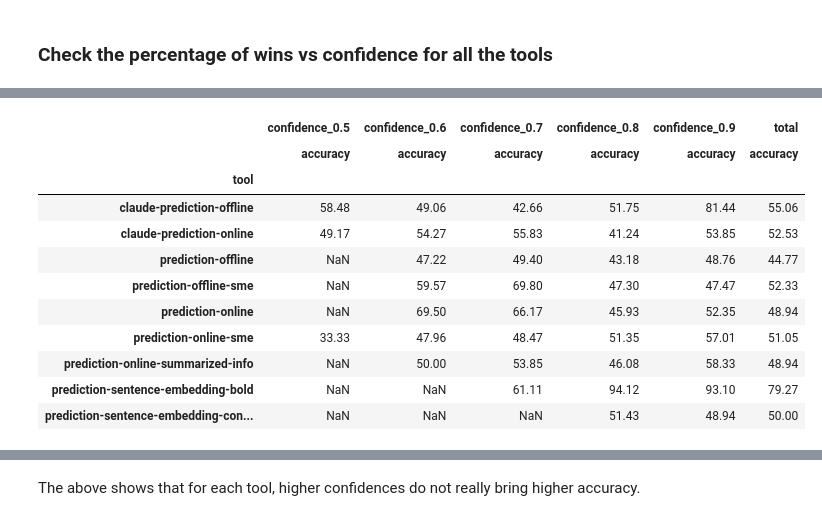
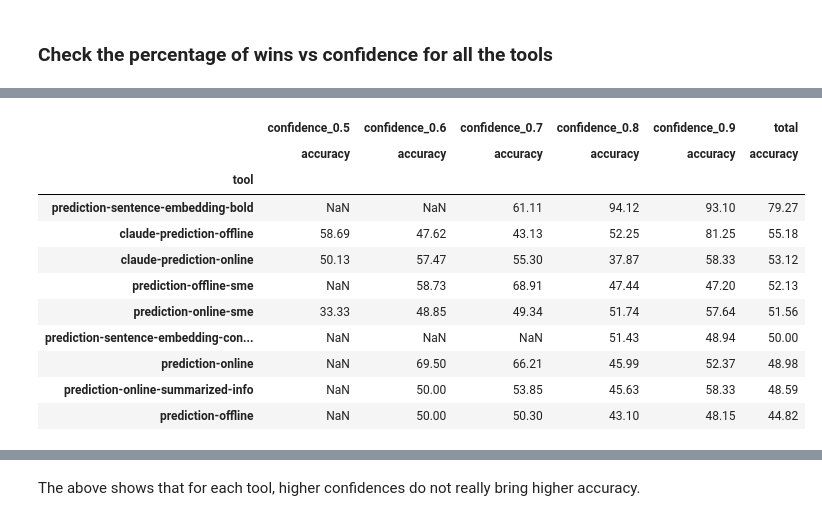
Before and after one commit to valory-xyz/scripts, a Jupyter notebook: fpmms/nbs/initial_analysis.ipynb, the cells around one changed output, grey strips where cells are left out. Saved outputs shown, nothing was run; the diff lists cells and outputs as text; code cells hidden in the pictures.

```diff
--- a/fpmms/nbs/initial_analysis.ipynb
+++ b/fpmms/nbs/initial_analysis.ipynb
@@ -43,7 +43,7 @@ def gen_stats(df, group, col: str):
 # %% [markdown]
 ### load data
 # %%
-dataset = pd.read_csv("../dataset.csv")
+dataset = pd.read_csv("./data/dataset.csv")
 print(f"Full dataset shape: {dataset.shape}")
 
 # only error == False
@@ -214,20 +214,20 @@ display(tools_stats_per_conf)
 | prediction-sentence-embedding-bold | 0.0 | 0.0 | NaN | 0.0 | 0.0 | NaN | 22.0 | 36.0 | ... |
 | prediction-sentence-embedding-con... | 0.0 | 0.0 | NaN | 0.0 | 0.0 | NaN | 0.0 | 0.0 | ... |
 # %%
-tools_stats_per_conf.loc[:, (slice(None), "accuracy")]
+tools_stats_per_conf.loc[:, (slice(None), "accuracy")].sort_values(by=("total", "accuracy"), ascending=False)
 # %% [output]
 |  | confidence_0.5 | confidence_0.6 | confidence_0.7 | confidence_0.8 | confidence_0.9 | total |
 |  | accuracy | accuracy | accuracy | accuracy | accuracy | accuracy |
 | tool |  |  |  |  |  |  |
-| claude-prediction-offline | 58.48 | 49.06 | 42.66 | 51.75 | 81.44 | 55.06 |
-| claude-prediction-online | 49.17 | 54.27 | 55.83 | 41.24 | 53.85 | 52.53 |
-| prediction-offline | NaN | 47.22 | 49.40 | 43.18 | 48.76 | 44.77 |
-| prediction-offline-sme | NaN | 59.57 | 69.80 | 47.30 | 47.47 | 52.33 |
-| prediction-online | NaN | 69.50 | 66.17 | 45.93 | 52.35 | 48.94 |
-| prediction-online-sme | 33.33 | 47.96 | 48.47 | 51.35 | 57.01 | 51.05 |
-| prediction-online-summarized-info | NaN | 50.00 | 53.85 | 46.08 | 58.33 | 48.94 |
 | prediction-sentence-embedding-bold | NaN | NaN | 61.11 | 94.12 | 93.10 | 79.27 |
+| claude-prediction-offline | 58.69 | 47.62 | 43.13 | 52.25 | 81.25 | 55.18 |
+| claude-prediction-online | 50.13 | 57.47 | 55.30 | 37.87 | 58.33 | 53.12 |
+| prediction-offline-sme | NaN | 58.73 | 68.91 | 47.44 | 47.20 | 52.13 |
+| prediction-online-sme | 33.33 | 48.85 | 49.34 | 51.74 | 57.64 | 51.56 |
 | prediction-sentence-embedding-con... | NaN | NaN | NaN | 51.43 | 48.94 | 50.00 |
+| prediction-online | NaN | 69.50 | 66.21 | 45.99 | 52.37 | 48.98 |
+| prediction-online-summarized-info | NaN | 50.00 | 53.85 | 45.63 | 58.33 | 48.59 |
+| prediction-offline | NaN | 50.00 | 50.30 | 43.10 | 48.15 | 44.82 |
 # %%
 tools = tools_stats_per_conf.index
 
```
Also changed, not shown: parts of 17 cells of this notebook, 10 other files.
